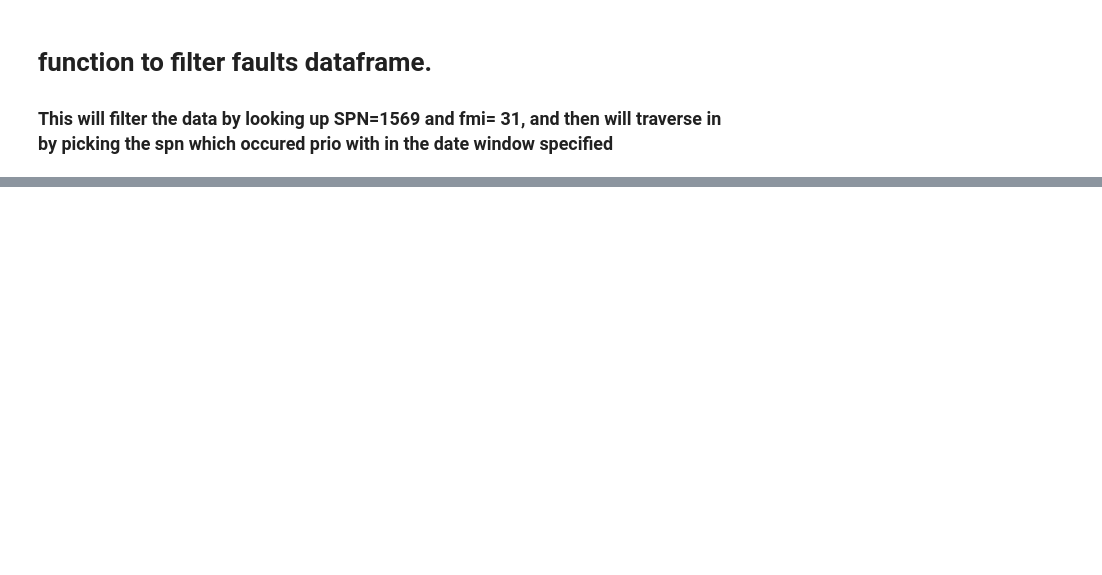
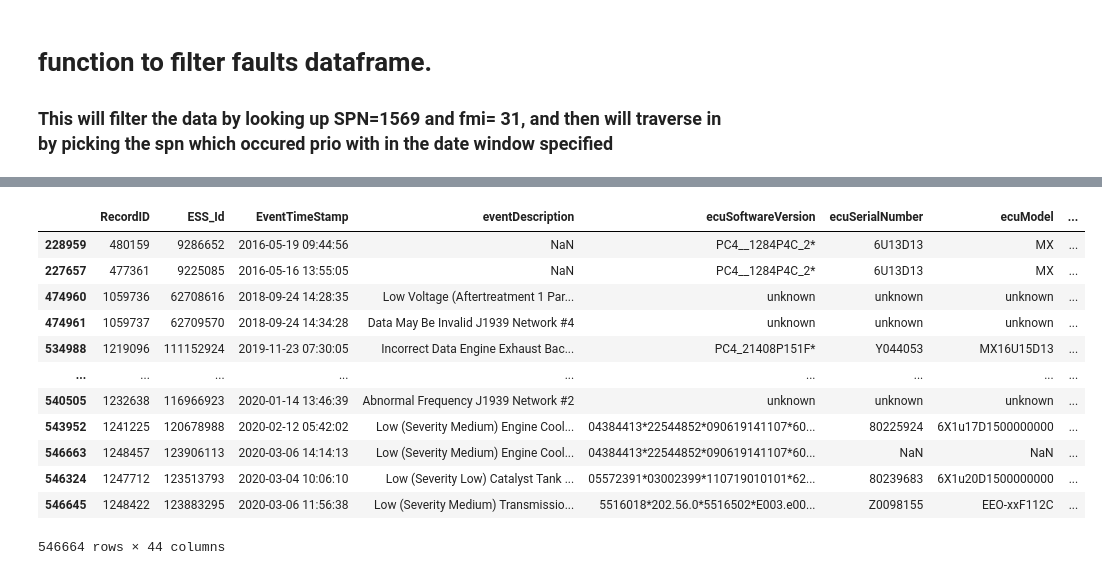
Before and after one commit to nss-data-science-cohort-6/big_g_express-elden_ring, a Jupyter notebook: notebooks/big_g_express_ajay-eda.ipynb, the cells around one changed output, grey strips where cells are left out. Drawn from its saved outputs; the diff is of its cells as text; code cells hidden in the pictures; blank space fills up the shorter version.

```diff
--- a/notebooks/big_g_express_ajay-eda.ipynb
+++ b/notebooks/big_g_express_ajay-eda.ipynb
@@ -534,0 +478,10 @@ df_filtered_1569.to_csv('df_filtered_1569.csv')
+# %%
+# Michael's function to deal with the empty lists that were causing trouble above...
+imputer = SimpleImputer(strategy='mean')
+
+def impute_values(x):
+    imputer_results = imputer.fit_transform(x.values.reshape(-1,1))
+
+    if len(imputer_results[0]) == 0:
+        return np.array([np.nan] * len(x))
+    return imputer_results
@@ -534,0 +510,28 @@ df_filtered_1569.to_csv('df_filtered_1569.csv')
+# %%
+cols = ['activeTransitionCount','MCTNumber', 'AcceleratorPedal',
+         'BarometricPressure', 'CruiseControlSetSpeed', 'DistanceLtd',
+         'EngineCoolantTemperature', 'EngineLoad', 'EngineOilPressure',
+        'EngineOilTemperature', 'EngineRpm', 'EngineTimeLtd', 'FuelLevel', 'FuelLtd',
+        'FuelRate', 'FuelTemperature', 'IntakeManifoldTemperature', 'LampStatus',
+        'ServiceDistance', 'Speed', 'SwitchedBatteryVoltage', 'Throttle', 'TurboBoostPressure']
+
+
+for column in cols:
+    # double explode!! can't simply assign back because the right side's EquipmentID is not a unique index
+    diagnostics_imputed[column] = diagnostics_imputed.groupby('EquipmentID')[column].apply(lambda x: impute_values(x)).explode().explode().array
+# %%
+diagnostics_imputed
+# %% [output]
+|  | RecordID | ESS_Id | EventTimeStamp | eventDescription | ecuSoftwareVersion | ecuSerialNumber | ecuModel | ... |
+| 228959 | 480159 | 9286652 | 2016-05-19 09:44:56 | NaN | PC4__1284P4C_2* | 6U13D13 | MX | ... |
+| 227657 | 477361 | 9225085 | 2016-05-16 13:55:05 | NaN | PC4__1284P4C_2* | 6U13D13 | MX | ... |
+| 474960 | 1059736 | 62708616 | 2018-09-24 14:28:35 | Low Voltage (Aftertreatment 1 Par... | unknown | unknown | unknown | ... |
+| 474961 | 1059737 | 62709570 | 2018-09-24 14:34:28 | Data May Be Invalid J1939 Network #4 | unknown | unknown | unknown | ... |
+| 534988 | 1219096 | 111152924 | 2019-11-23 07:30:05 | Incorrect Data Engine Exhaust Bac... | PC4_21408P151F* | Y044053 | MX16U15D13 | ... |
+| ... | ... | ... | ... | ... | ... | ... | ... | ... |
+| 540505 | 1232638 | 116966923 | 2020-01-14 13:46:39 | Abnormal Frequency J1939 Network #2 | unknown | unknown | unknown | ... |
+| 543952 | 1241225 | 120678988 | 2020-02-12 05:42:02 | Low (Severity Medium) Engine Cool... | 04384413*22544852*090619141107*60... | 80225924 | 6X1u17D1500000000 | ... |
+| 546663 | 1248457 | 123906113 | 2020-03-06 14:14:13 | Low (Severity Medium) Engine Cool... | 04384413*22544852*090619141107*60... | NaN | NaN | ... |
+| 546324 | 1247712 | 123513793 | 2020-03-04 10:06:10 | Low (Severity Low) Catalyst Tank ... | 05572391*03002399*110719010101*62... | 80239683 | 6X1u20D1500000000 | ... |
+| 546645 | 1248422 | 123883295 | 2020-03-06 11:56:38 | Low (Severity Medium) Transmissio... | 5516018*202.56.0*5516502*E003.e00... | Z0098155 | EEO-xxF112C | ... |
+546664 rows × 44 columns
```
Also changed, not shown: parts of 55 cells of this notebook.
